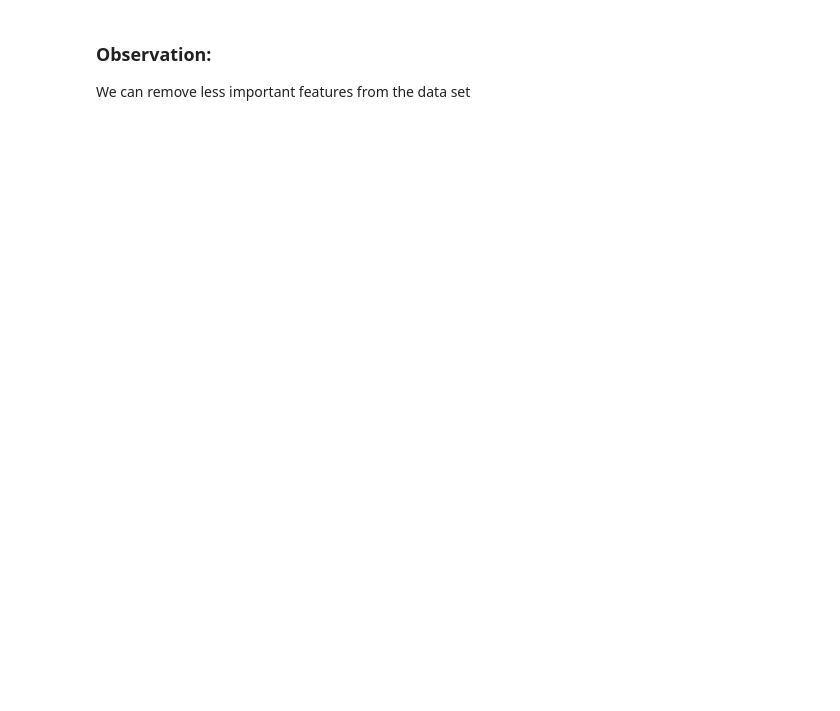
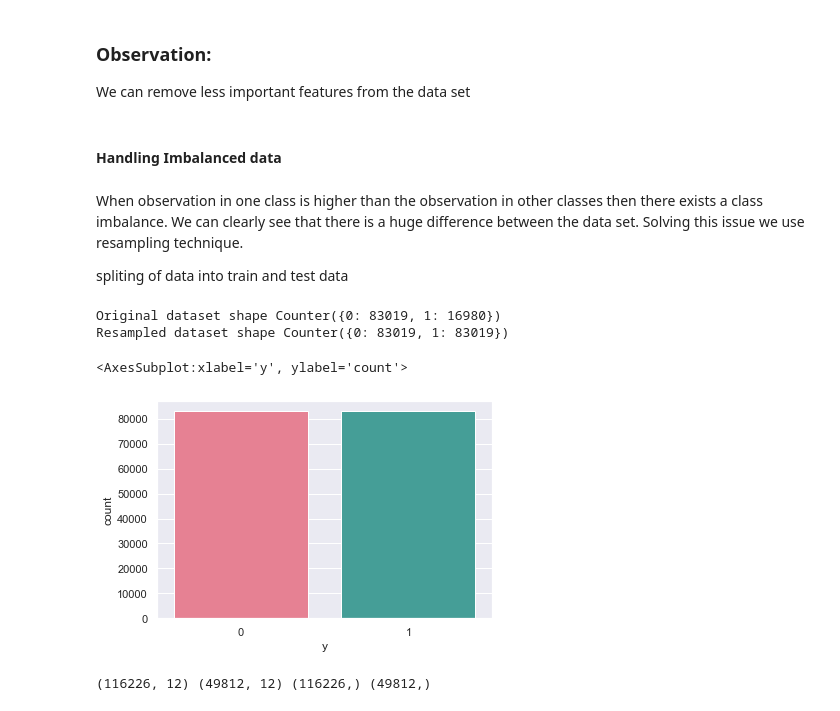
Before and after one commit to jagsrj/ClickThroughRatePrediction, a Jupyter notebook: Machine Learning Assignment - Click Through Rate Prediction.ipynb, the cells around one changed output. Drawn from its saved outputs; the diff is of its cells as text; code cells hidden in the pictures; blank space fills up the shorter version.

```diff
--- a/Machine Learning Assignment - Click Through Rate Prediction.ipynb
+++ b/Machine Learning Assignment - Click Through Rate Prediction.ipynb
@@ -350,3 +355,34 @@ plt.show()
 We can remove less important features from the data set
 # %%
 x=x.drop(['C17','C18','C19', 'C21','app_category','site_category'],axis=1)
+# %% [markdown]
+#### Handling Imbalanced data
+# %% [markdown]
+When observation in one class is higher than the observation in other classes then there exists a class imbalance. We can clearly see that there is a huge difference between the data set. Solving this issue we use resampling technique.
+
+spliting of data into train and test data
+# %%
+randomsample=  RandomOverSampler()
+x_new,y_new=randomsample.fit_resample(x,y)
+
+from collections import Counter
+print('Original dataset shape {}'.format(Counter(y)))
+print('Resampled dataset shape {}'.format(Counter(y_new)))
+sns.countplot(y_new,palette='husl')
+# %% [output]
+Original dataset shape Counter({0: 83019, 1: 16980})
+Resampled dataset shape Counter({0: 83019, 1: 83019})
+<AxesSubplot:xlabel='y', ylabel='count'>
+[figure, added]
+# %%
+#dividing the dataset into training and testing
+xtrain,xtest,ytrain,ytest=train_test_split(x_new,y_new,test_size=.30,random_state=0)
+print(xtrain.shape,xtest.shape,ytrain.shape,ytest.shape)
+
+#feature scaling
+from sklearn.preprocessing import StandardScaler
+scaler=StandardScaler()
+xtrain=scaler.fit_transform(xtrain)
+xtest=scaler.transform(xtest)
+# %% [output]
+(116226, 12) (49812, 12) (116226,) (49812,)
```
Also changed, not shown: parts of 24 cells of this notebook.
